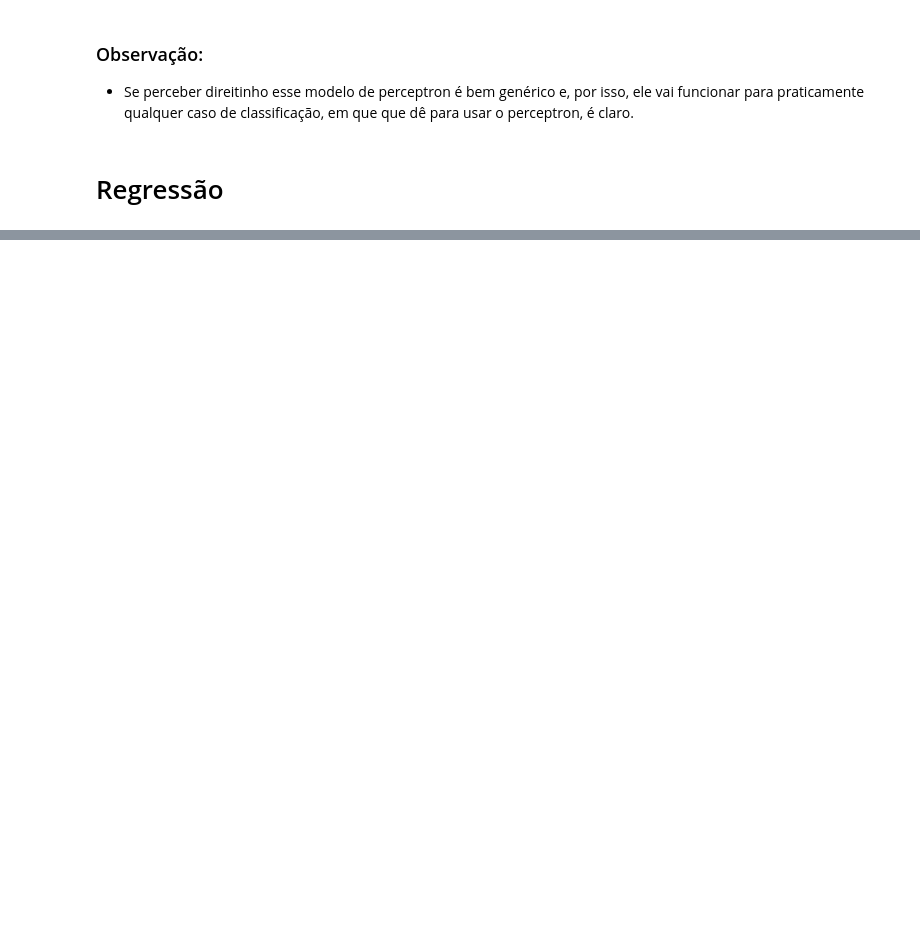
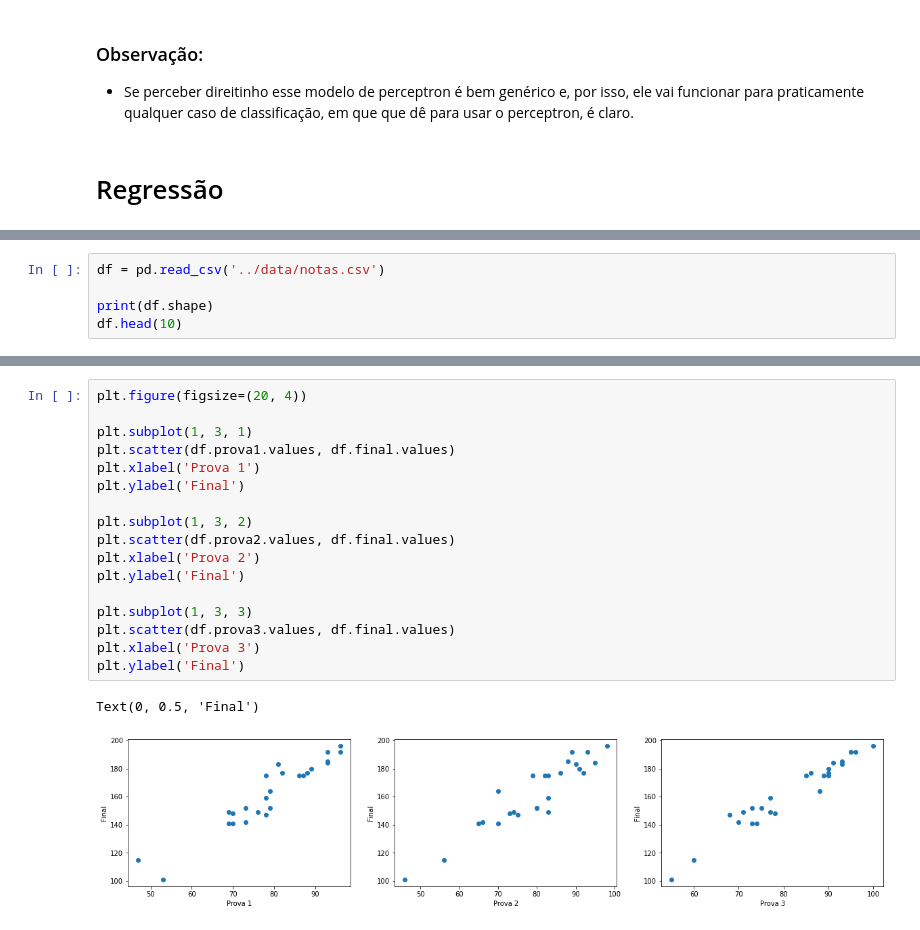
Before and after one commit to raphael720/DeepLearning, a Jupyter notebook: Perceptron/Perceptron.ipynb, the cells around one changed output, grey strips where cells are left out. Cells and saved outputs as stored; diff of their text form; blank space fills up the shorter version.

```diff
--- a/Perceptron/Perceptron.ipynb
+++ b/Perceptron/Perceptron.ipynb
@@ -199,0 +366,5 @@ plot_linear_classifier(x, y, w, b)
+# %%
+df = pd.read_csv('../data/notas.csv')
+
+print(df.shape)
+df.head(10)
@@ -199,0 +384,20 @@ plot_linear_classifier(x, y, w, b)
+# %%
+plt.figure(figsize=(20, 4))
+
+plt.subplot(1, 3, 1)
+plt.scatter(df.prova1.values, df.final.values)
+plt.xlabel('Prova 1')
+plt.ylabel('Final')
+
+plt.subplot(1, 3, 2)
+plt.scatter(df.prova2.values, df.final.values)
+plt.xlabel('Prova 2')
+plt.ylabel('Final')
+
+plt.subplot(1, 3, 3)
+plt.scatter(df.prova3.values, df.final.values)
+plt.xlabel('Prova 3')
+plt.ylabel('Final')
+# %% [output]
+Text(0, 0.5, 'Final')
+[figure, added]
```
Also changed, not shown: parts of 24 cells of this notebook.
